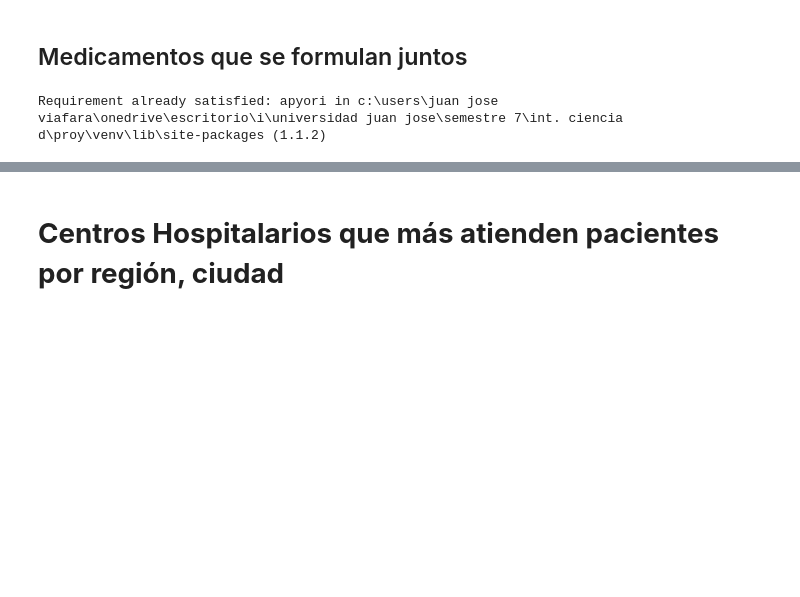
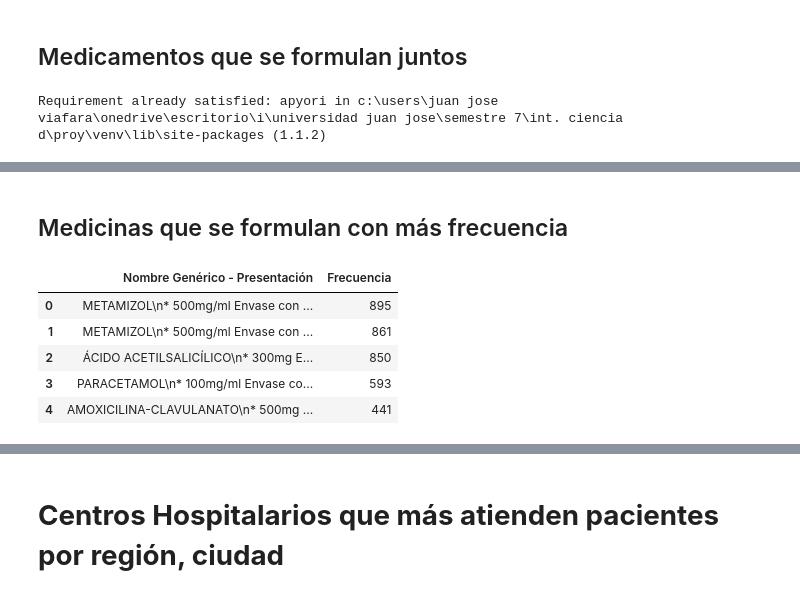
Before and after one commit to Jujo2040751/Proyecto-DataScience, a Jupyter notebook: proy.ipynb, the cells around one changed output, grey strips where cells are left out. Drawn from its saved outputs; the diff is of its cells as text; code cells hidden in the pictures; blank space fills up the shorter version.

```diff
--- a/proy.ipynb
+++ b/proy.ipynb
@@ -286,0 +287,19 @@ plt.show()
+# %% [markdown]
+## Medicinas que se formulan con más frecuencia
+# %%
+
+df_frecuencias = dF_entrega_medicamentos['key_medicamento'].value_counts()
+df_frecuencias = df_frecuencias.head()
+
+# Mezclar con dim_medicamentos para obtener el nombre del medicamento
+df_medicamentos_frecuencia = pds.merge(df_frecuencias, dF_medicamentos[['key_medicamento', 'Nombre Genérico', 'Presentación']], on='key_medicamento', how='inner', validate="many_to_many")
+df_medicamentos_frecuencia = df_medicamentos_frecuencia.rename(columns={'count': 'Frecuencia'})
+df_medicamentos_frecuencia['Nombre Genérico - Presentación'] = df_medicamentos_frecuencia['Nombre Genérico'] + '\n* ' + df_medicamentos_frecuencia['Presentación']
+df_medicamentos_frecuencia[['Nombre Genérico - Presentación', 'Frecuencia']]
+# %% [output]
+|  | Nombre Genérico - Presentación | Frecuencia |
+| 0 | METAMIZOL\n* 500mg/ml Envase con ... | 895 |
+| 1 | METAMIZOL\n* 500mg/ml Envase con ... | 861 |
+| 2 | ÁCIDO ACETILSALICÍLICO\n* 300mg E... | 850 |
+| 3 | PARACETAMOL\n* 100mg/ml Envase co... | 593 |
+| 4 | AMOXICILINA-CLAVULANATO\n* 500mg ... | 441 |
```
Also changed, not shown: parts of 8 cells of this notebook.
